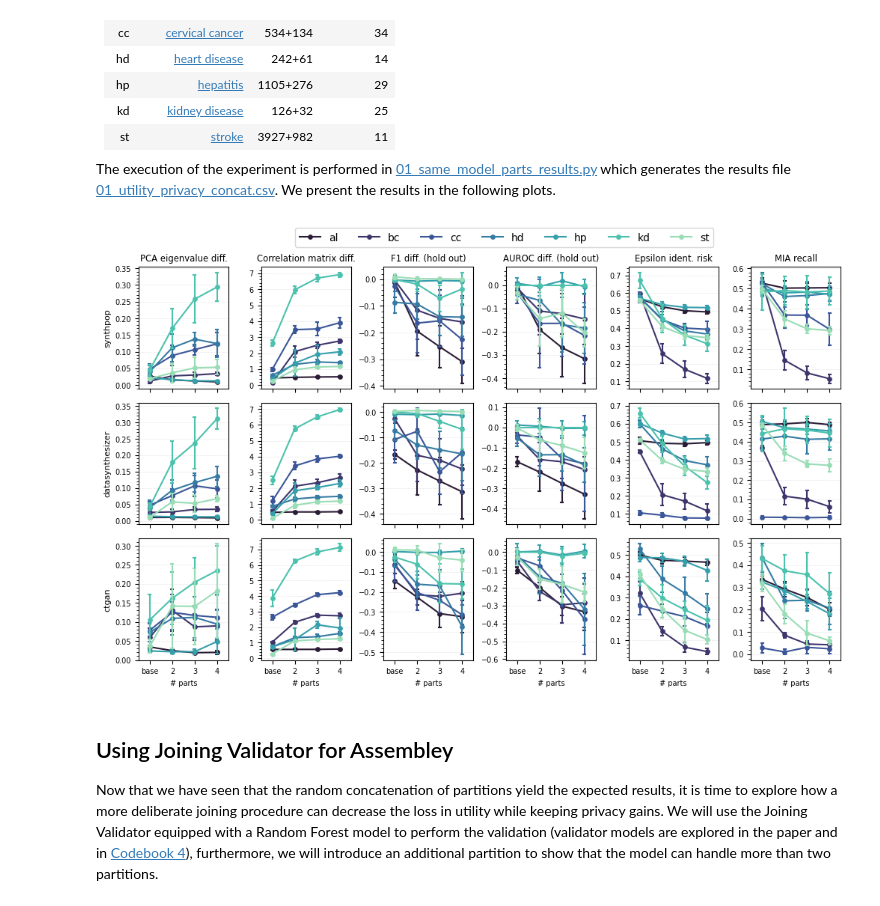
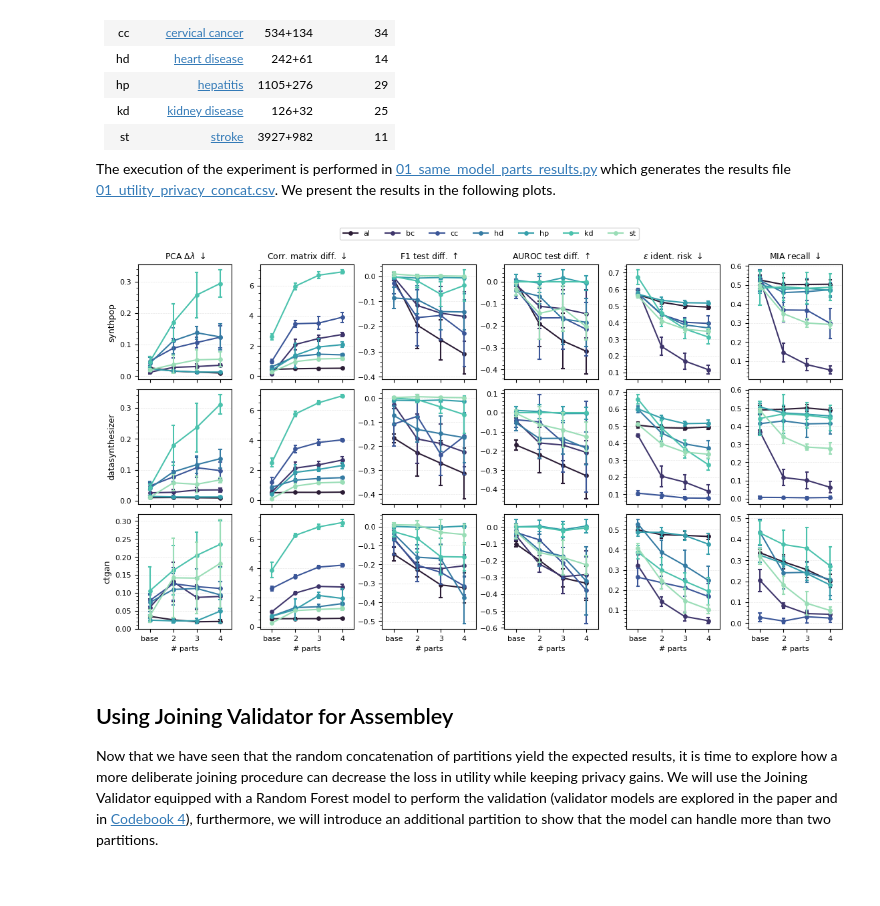
Before and after one commit to notna07/disjoint-synthetic-data-generation, a Jupyter notebook: 01_same_model_partitions.ipynb, the cells around one changed output. Cells and saved outputs as stored; diff of their text form; code cells hidden in the pictures.

Commit message:
adjust plots and baselines

```diff
--- a/01_same_model_partitions.ipynb
+++ b/01_same_model_partitions.ipynb
@@ -163,29 +165,34 @@ The following table overviews the seven datasets we use in the experiments.
 The execution of the experiment is performed in [01_same_model_parts_results.py](experiments/auxiliaries/01_same_model_parts_results.py) which generates the results file [01_utility_privacy_concat.csv](experiments/results/01_utility_privacy_concat.csv). We present the results in the following plots.
 # %%
 import pandas as pd
-
 import seaborn as sns
 import matplotlib.pyplot as plt
 
-rcp = {'font.size': 7, 'font.family': 'sans', "mathtext.fontset": "dejavuserif"}
-plt.rcParams.update(**rcp)
+plt.rcParams.update({
+    "font.family": "sans-serif",
+    "font.size": 8,
+})
 
 def utility_privacy_partitions_figure(results, models, metrics, return_flag=True):
 
-    fig, axes = plt.subplots(len(models), len(metrics), figsize=(10, 6), sharex=True)
+    fig, axes = plt.subplots(len(models), len(metrics), figsize=(11, 6), sharex=True)
 
-    for i, model in enumerate(models):
-        for j, metric in enumerate(metrics.keys()):
+    for j, metric in enumerate(metrics.keys()):
+        for i, model in enumerate(models):
             axes[i, j].minorticks_on()
             axes[i, j].xaxis.set_tick_params(which='minor', bottom=False)
             axes[i, j].yaxis.grid(True, which='major', linestyle='--', linewidth='0.5', alpha=0.3)
             sns.pointplot(data=results[results['model']==model], x="partitions", y=metric, hue="data", ax=axes[i, j], palette='mako', capsize=.1, linewidth=1.5, errorbar='sd')
             axes[i, j].get_legend().remove()
-            axes[i, j].set_ylabel("")
+            # axes[i, j].set_ylabel("metric value", fontsize=9)
 
-            if j == 0: axes[i, j].set_ylabel(model, fontsize=8)
+            if i == 0: axes[i, j].set_title(metrics[metric], fontsize=9)
 
-            if i == 0: axes[i, j].set_title(metrics[metric])
+            if j == 0:
+                # axes[i, j].set_title(metrics[metric], fontsize=10, loc='left')
+                axes[i, j].set_ylabel(model, fontsize=9)
+            else:
+                axes[i, j].set_ylabel('')
 
             if i == len(models)-1:
                 axes[i, j].set_xlabel('# parts')
@@ -193,31 +200,31 @@ def utility_privacy_partitions_figure(results, models, metrics, return_flag=True
                 axes[i, j].set_xticks(ticks, labels=['base', '2', '3', '4'])
 
     handles, labels = axes[0, 0].get_legend_handles_labels()
-    fig.legend(handles, labels, loc='upper center', ncol=7, fontsize=10, bbox_to_anchor=(0.54, 1.05), bbox_transform=fig.transFigure)
-    plt.tight_layout()
+    fig.legend(handles, labels, loc='upper center', ncol=7, fontsize=8, bbox_to_anchor=(0.52, 1.07), bbox_transform=fig.transFigure)
+    plt.tight_layout(pad=0.0, w_pad=0.5, h_pad=0.6)
 
     if return_flag == True:
         return fig
     else:
-        plt.savefig(f"experiments/figures/figure2_metrics_vs_partitions.pdf", bbox_inches='tight')
+        plt.savefig(f"experiments/figures/figure3_metrics_vs_partitions.pdf", bbox_inches='tight')
         pass
 # %%
 models = ['synthpop', 'datasynthesizer', 'ctgan']
 
 metrics = {
-    "pca_eigval_diff" : "PCA eigenvalue diff.",
-    "corr_mat_diff": "Correlation matrix diff.",
-    "avg_F1_diff_hout": "F1 diff. (hold out)",
-    "auroc": "AUROC diff. (hold out)",
-    "eps_identif_risk": "Epsilon ident. risk",
-    "mia_recall": "MIA recall",
+    "pca_eigval_diff" : r"PCA $\Delta\lambda$ $\downarrow$",
+    "corr_mat_diff": r"Corr. matrix diff. $\downarrow$",
+    "avg_F1_diff_hout": r"F1 test diff. $\uparrow$",
+    "auroc": r"AUROC test diff. $\uparrow$",
+    "eps_identif_risk": r"$\varepsilon$ ident. risk $\downarrow$",
+    "mia_recall": r"MIA recall $\downarrow$",
 }
 
 results = pd.read_csv('experiments/results/01_utility_privacy_concat.csv')
 
 fig = utility_privacy_partitions_figure(results, models, metrics, return_flag=False)
 # %% [output]
-[figure, old version]
+[figure, new version]
 # %% [markdown]
 ## Using Joining Validator for Assembley
 
```
Also changed, not shown: parts of 7 cells of this notebook, 8 other files.
